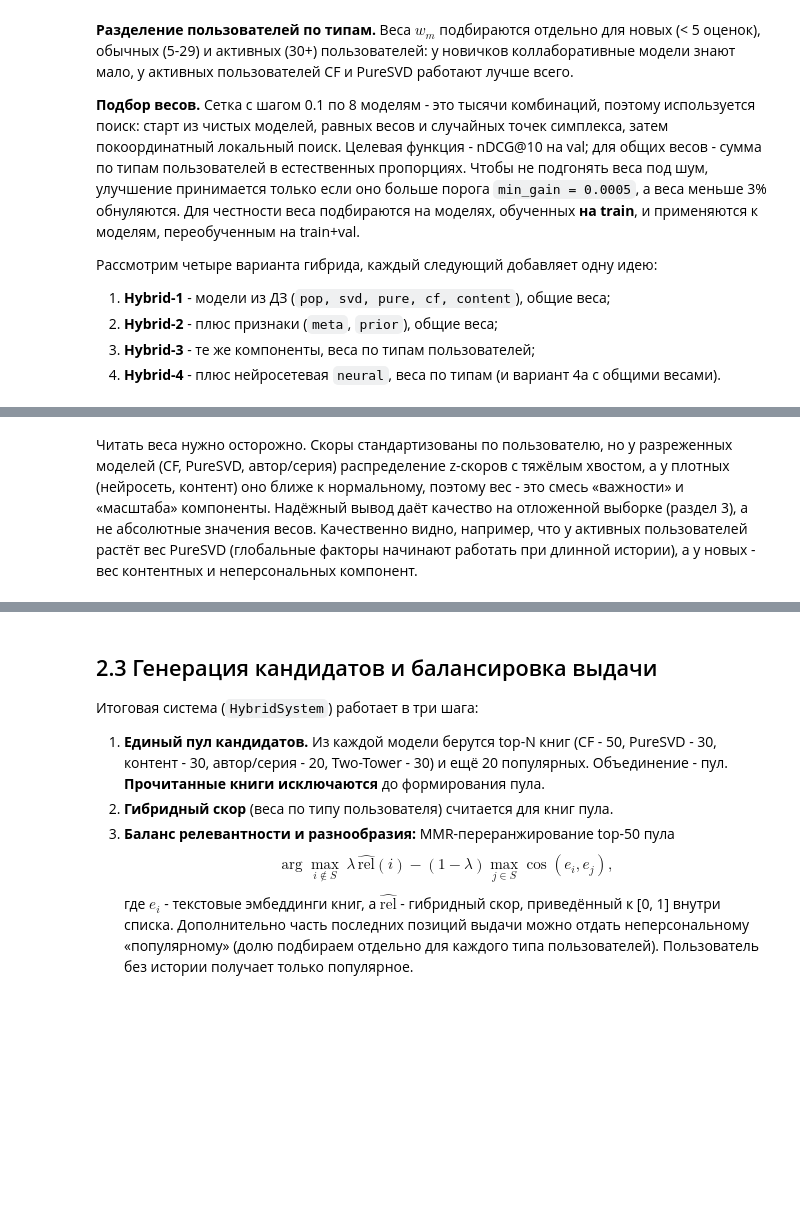
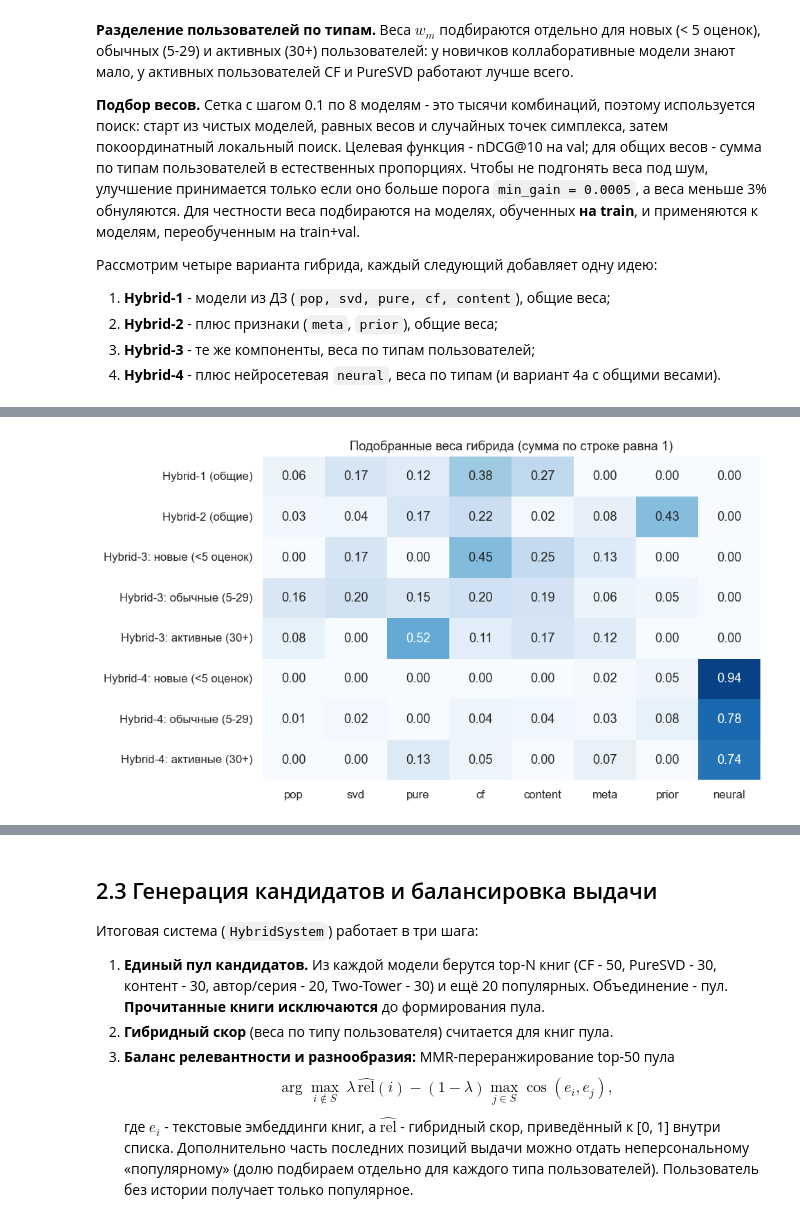
Before and after one commit to DanilaNik/mephi-rec-systems-session-project, a Jupyter notebook: goodbooks_recommender_session.ipynb, the cells around one changed output, grey strips where cells are left out. Cells and saved outputs as stored; diff of their text form; code cells hidden in the pictures; blank space fills up the shorter version.

```diff
--- a/goodbooks_recommender_session.ipynb
+++ b/goodbooks_recommender_session.ipynb
@@ -17,0 +1207,25 @@
+# %%
+def normalize_scores(scores: np.ndarray, clip: float | None = None) -> np.ndarray:
+    """z-score по строке (пользователю). Для разреженных скоров (почти все нули) значения у ненулевых
+    книг огромны, поэтому по желанию ограничиваем сверху значением clip."""
+    z = zscore(np.asarray(scores, dtype=np.float32))
+    return np.minimum(z, clip) if clip is not None else z
+
+
+def blend(z: dict[str, np.ndarray], weights: dict[str, float], conf: np.ndarray,
+          cold: dict[str, float] | None = None) -> np.ndarray:
+    """score = conf_i * sum_m w_m z_m + (1 - conf_i) * sum_c cold_c z_c.
+
+    z - нормированные скоры моделей; conf_i = n_i / (n_i + c) - доверие к коллаборативным сигналам
+    для книги i; cold - веса моделей, которые работают на «холодных» книгах без оценок (контентная).
+    """
+    cold = cold or {"content": 1.0}
+    total = sum(w for w in weights.values() if w > 0)
+    mix = sum((w / total) * z[k] for k, w in weights.items() if w > 0)
+    cold_total = sum(cold.values())
+    fallback = sum((w / cold_total) * z[k] for k, w in cold.items())
+    return conf[None, :] * mix + (1 - conf[None, :]) * fallback
+
+
+def item_confidence(item_counts: np.ndarray, c: float = 3.0) -> np.ndarray:
+    return (item_counts / (item_counts + c)).astype(np.float32)
@@ -207,4 +2151,7 @@ display(auc_tbl.sort_values("ROC AUC", ascending=False))
 Гиперпараметры моделей из ДЗ взяты как есть (подобраны там на val): `Item-CF K=10`, `PureSVD f=800`, `SVD f=20`, порог Popularity 40. В `Pipeline.tune_hyperparams` есть автоматический подбор по сетке для запуска на новых данных.
 # %%
 print(pd.Series({k: v for k, v in pipe.cfg.params.items()}).to_string())
-pipe.fit_train_models()      # все модели на train: нужны для подбора весов и баланса на val
+if getattr(pipe, "models_train", None) is None:
+    pipe.fit_train_models()      # все модели на train: нужны для подбора весов и баланса на val
+else:
+    print("модели на train уже обучены")
@@ -236,18 +2207,18 @@ display(pipe.val_single.rename(index=MODEL_TITLES))
 # %%
 rows = {}
-labels_v = {"hw": "Hybrid-1 (общие)", "feat": "Hybrid-2 (общие)", "nn": "Hybrid-4a (общие)"}
+labels_v = {"hw": "Hybrid-1 (общие)", "feat": "Hybrid-2 (общие)", "tt": "Hybrid-4a (общие)"}
 for v, lab in labels_v.items():
     if v in pipe.weights:
         rows[lab] = pipe.weights[v][None]
 for v, lab in {"feat_seg": "Hybrid-3", "nn_seg": "Hybrid-4"}.items():
     if v in pipe.weights:
         for s in range(3):
             rows[f"{lab}: {SEGMENT_TITLES[s]}"] = pipe.weights[v][s]
 W = pd.DataFrame(rows).T.fillna(0.0)
 W = W[[c for c in ["pop", "svd", "pure", "cf", "content", "meta", "prior", "neural"] if c in W.columns]]
 fig, ax = plt.subplots(figsize=(9, 0.45 * len(W) + 1.5))
 sns.heatmap(W, annot=True, fmt=".2f", cmap="Blues", cbar=False, ax=ax, vmin=0, vmax=1)
 ax.set(title="Подобранные веса гибрида (сумма по строке равна 1)")
 plt.tight_layout(); plt.show()
+# %% [output]
+[figure, added]
-# %% [markdown]
-Читать веса нужно осторожно. Скоры стандартизованы по пользователю, но у разреженных моделей (CF, PureSVD, автор/серия) распределение z-скоров с тяжёлым хвостом, а у плотных (нейросеть, контент) оно ближе к нормальному, поэтому вес - это смесь «важности» и «масштаба» компоненты. Надёжный вывод даёт качество на отложенной выборке (раздел 3), а не абсолютные значения весов. Качественно видно, например, что у активных пользователей растёт вес PureSVD (глобальные факторы начинают работать при длинной истории), а у новых - вес контентных и неперсональных компонент.
```
Also changed, not shown: parts of 101 cells of this notebook, 13 other files.
